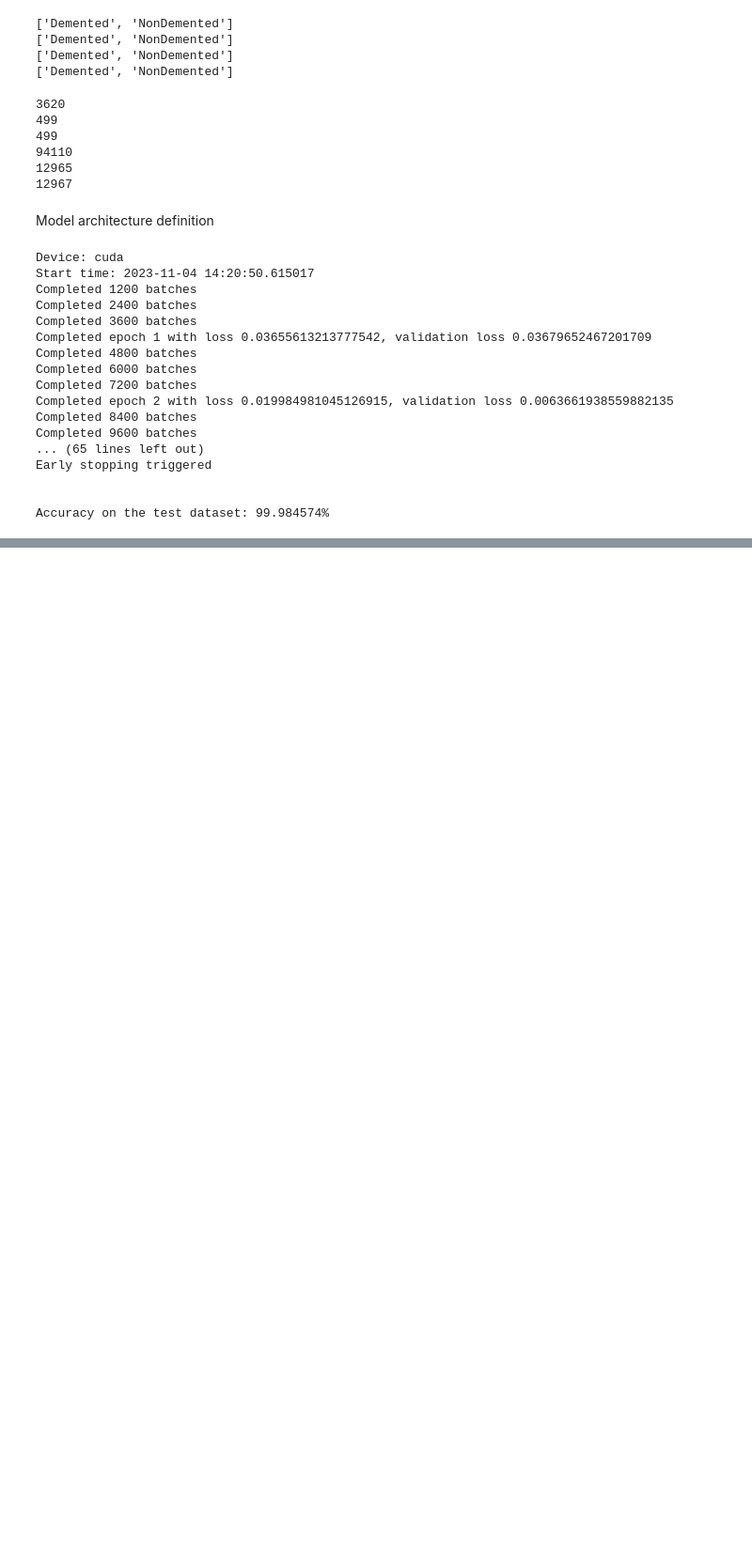
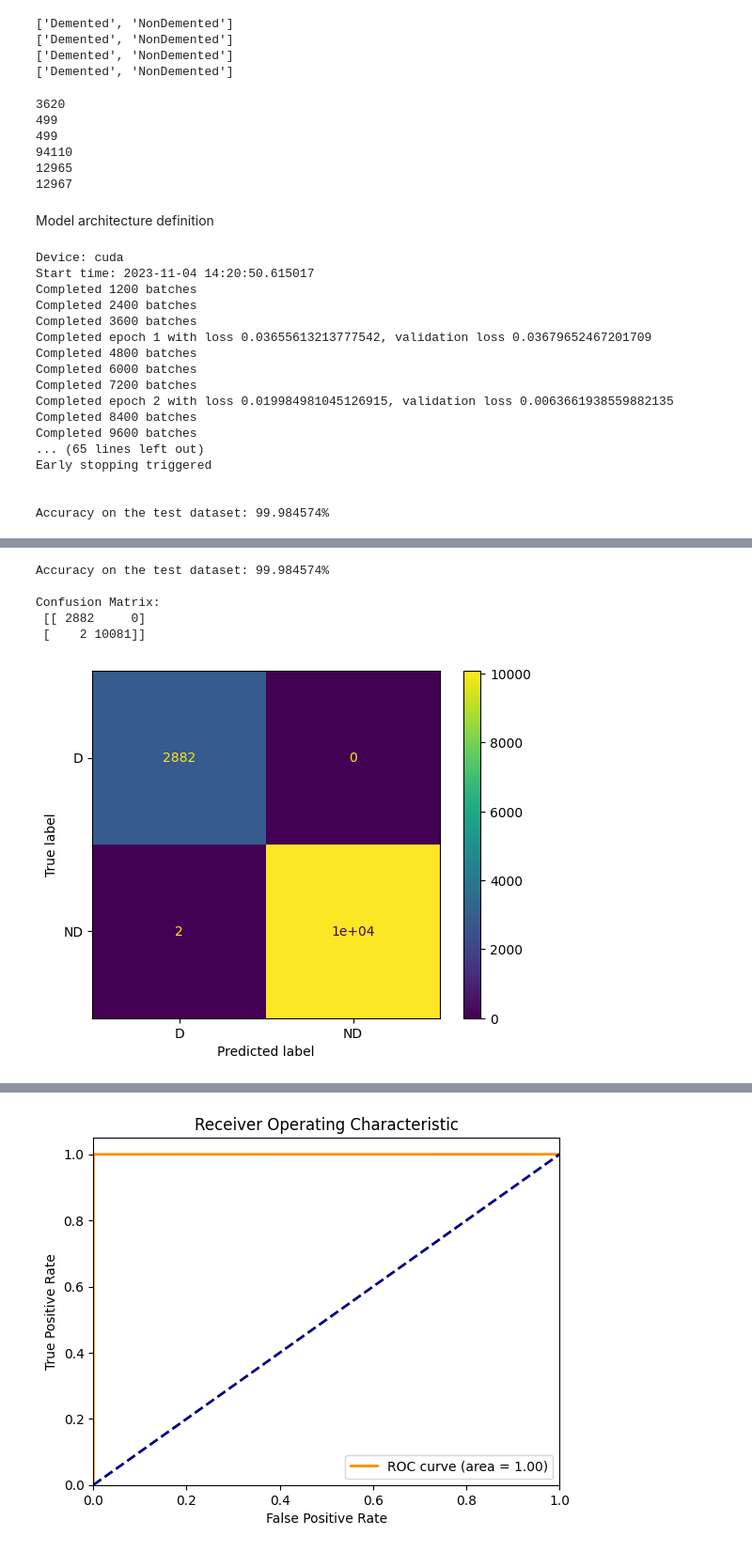
Before and after one commit to AdityaHegde712/Dementia-Detection-And-Classification, a Jupyter notebook: Image Processing v2/custom_model.ipynb, the cells around one changed output, grey strips where cells are left out. Shown: that part at 94% size. Cells and saved outputs as stored; diff of their text form; code cells hidden in the pictures; blank space fills up the shorter version.

```diff
--- a/Image Processing v2/custom_model.ipynb
+++ b/Image Processing v2/custom_model.ipynb
@@ -257,0 +258,73 @@ plt.show()
+# %%
+import torch
+import timm
+import datetime
+import numpy as np
+import matplotlib.pyplot as plt
+from sklearn.metrics import confusion_matrix, classification_report, auc, roc_curve, roc_auc_score, precision_score, recall_score, ConfusionMatrixDisplay
+
+# Testing
+correct = 0
+total = 0
+model.eval()
+all_predicted = []
+all_labels = []
+with torch.no_grad():
+    for inputs, labels in test_loader:
+        inputs, labels = inputs.to(device), labels.float().to(device)
+        outputs = model(inputs)
+        predicted = (outputs > 0.5).float()
+        total += labels.size(0)
+        correct += (predicted == labels.unsqueeze(1)).sum().item()
+        all_predicted.extend(predicted.cpu().numpy())
+        all_labels.extend(labels.cpu().numpy())
+
+
+accuracy = 100 * correct / total
+acclog_data = {"datetime": datetime.datetime.now(), "average_accuracy": accuracy}
+acclogger.log(acclog_data)
+print('\n\nAccuracy on the test dataset: {:.6f}%'.format(accuracy), end="\n\n")
+
+# Calculate the confusion matrix
+confusion = confusion_matrix(all_labels, all_predicted)
+print("Confusion Matrix:\n", confusion)
+cm = ConfusionMatrixDisplay(confusion_matrix=confusion, display_labels=["D", "ND"])
+cm.plot()
+plt.show()
+print(cm, end='\n\n')
+
+# Generate precision-recall metrics
+precision_manual = precision_score(all_labels, all_predicted)
+recall_manual = recall_score(all_labels, all_predicted)
+
+print("Manual Precision:", precision_manual)
+print("Manual Recall:", recall_manual, end="\n\n")
+
+# Generate classification report
+report = classification_report(all_labels, all_predicted)
+print("Classification Report:\n", report, end='\n\n')
+
+# Calculate ROC curve and AUC-ROC score
+# fpr, tpr, thresholds = roc_curve(all_labels, outputs.cpu().numpy()[:, 1].astype(float))
+fpr, tpr, thresholds = roc_curve(y_true=all_labels, y_score=all_predicted)
+roc_auc = auc(fpr, tpr)
+print("\nAUC-ROC Score: {:.6f}".format(roc_auc))
+
+# Plot ROC curve
+plt.figure()
+plt.plot(fpr, tpr, color='darkorange', lw=2, label='ROC curve (area = %0.2f)' % roc_auc)
+plt.plot([0, 1], [0, 1], color='navy', lw=2, linestyle='--')
+plt.xlim([0.0, 1.0])
+plt.ylim([0.0, 1.05])
+plt.xlabel('False Positive Rate')
+plt.ylabel('True Positive Rate')
+plt.title('Receiver Operating Characteristic')
+plt.legend(loc="lower right")
+plt.show()
+# %% [output]
+Accuracy on the test dataset: 99.984574%
+
+Confusion Matrix:
+ [[ 2882     0]
+ [    2 10081]]
+[figure, added]
@@ -257,0 +349 @@ plt.show()
+[figure, added]
```
Also changed, not shown: parts of 2 cells of this notebook, 3 other files.
